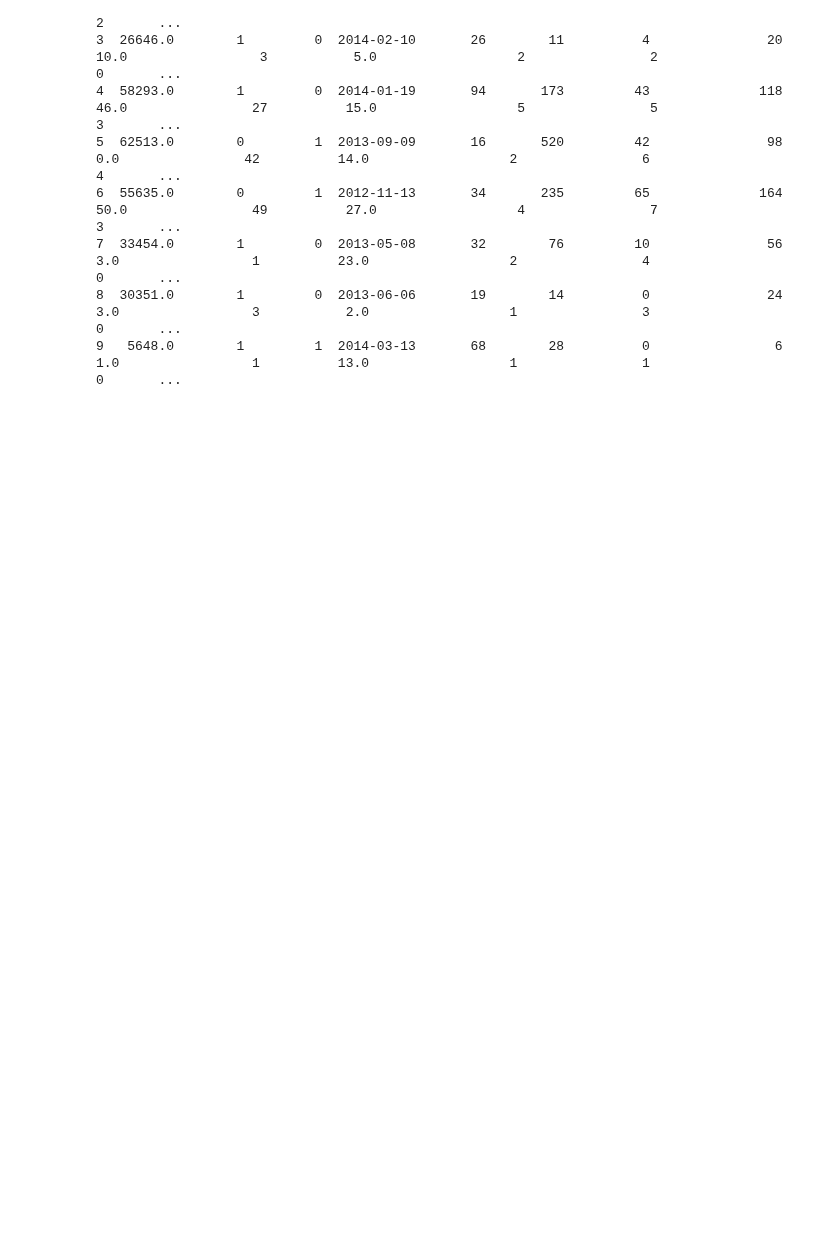
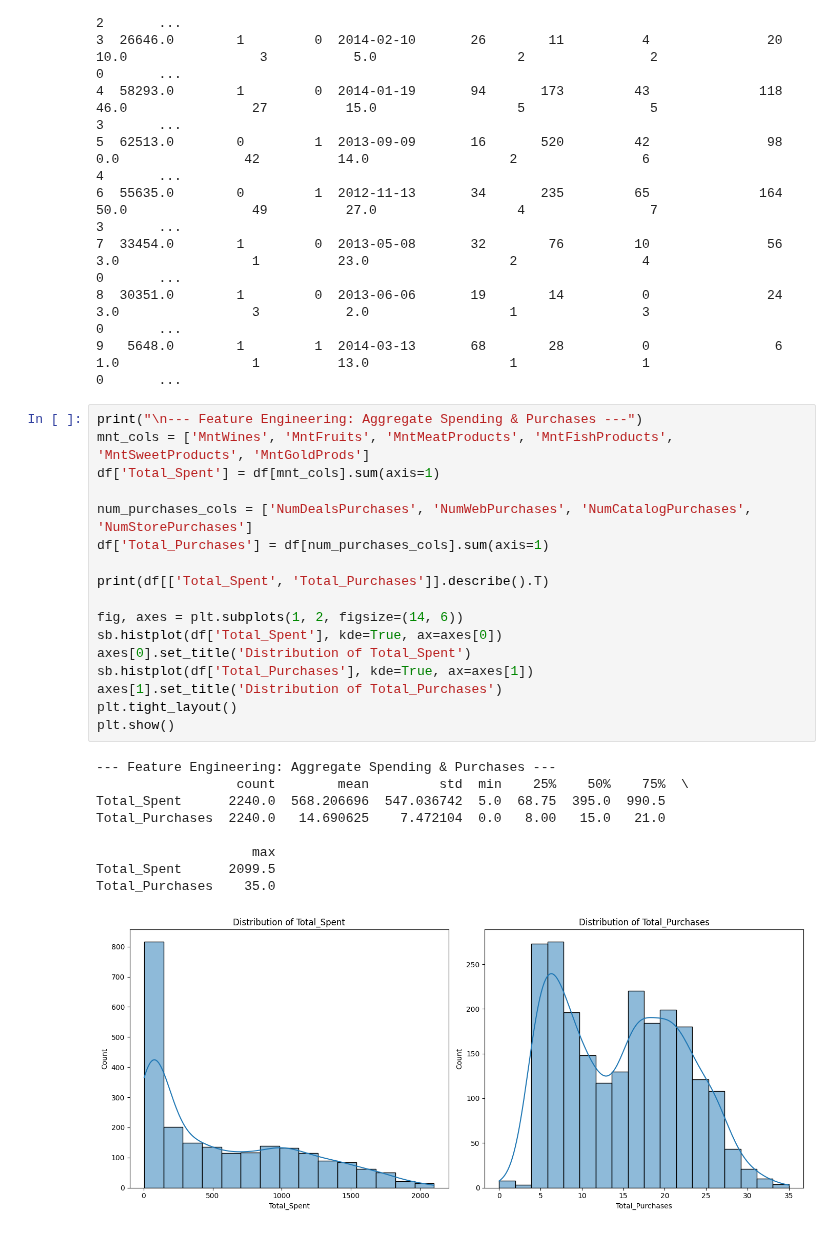
Before and after one commit to martinaainembabazi/GROUP-D-DATA-SCIENCE-PROJECT-ON-CUSTOMER-SEGMENTATION, a Jupyter notebook: customersegmentation.ipynb, the cells around one changed output. Drawn from its saved outputs; the diff is of its cells as text; blank space fills up the shorter version.

```diff
--- a/customersegmentation.ipynb
+++ b/customersegmentation.ipynb
@@ -350,3 +366,30 @@ First 10 rows with all columns:
 7  33454.0        1         0  2013-05-08       32        76         10               56              3.0                 1          23.0                  2                4                    0       ...
 8  30351.0        1         0  2013-06-06       19        14          0               24              3.0                 3           2.0                  1                3                    0       ...
 9   5648.0        1         1  2014-03-13       68        28          0                6              1.0                 1          13.0                  1                1                    0       ...
+# %%
+print("\n--- Feature Engineering: Aggregate Spending & Purchases ---")
+mnt_cols = ['MntWines', 'MntFruits', 'MntMeatProducts', 'MntFishProducts', 'MntSweetProducts', 'MntGoldProds']
+df['Total_Spent'] = df[mnt_cols].sum(axis=1)
+
+num_purchases_cols = ['NumDealsPurchases', 'NumWebPurchases', 'NumCatalogPurchases', 'NumStorePurchases']
+df['Total_Purchases'] = df[num_purchases_cols].sum(axis=1)
+
+print(df[['Total_Spent', 'Total_Purchases']].describe().T)
+
+fig, axes = plt.subplots(1, 2, figsize=(14, 6))
+sb.histplot(df['Total_Spent'], kde=True, ax=axes[0])
+axes[0].set_title('Distribution of Total_Spent')
+sb.histplot(df['Total_Purchases'], kde=True, ax=axes[1])
+axes[1].set_title('Distribution of Total_Purchases')
+plt.tight_layout()
+plt.show()
+# %% [output]
+--- Feature Engineering: Aggregate Spending & Purchases ---
+                  count        mean         std  min    25%    50%    75%  \
+Total_Spent      2240.0  568.206696  547.036742  5.0  68.75  395.0  990.5
+Total_Purchases  2240.0   14.690625    7.472104  0.0   8.00   15.0   21.0
+
+                    max
+Total_Spent      2099.5
+Total_Purchases    35.0
+[figure, added]
```
Also changed, not shown: parts of 4 cells of this notebook, 1 other file.
